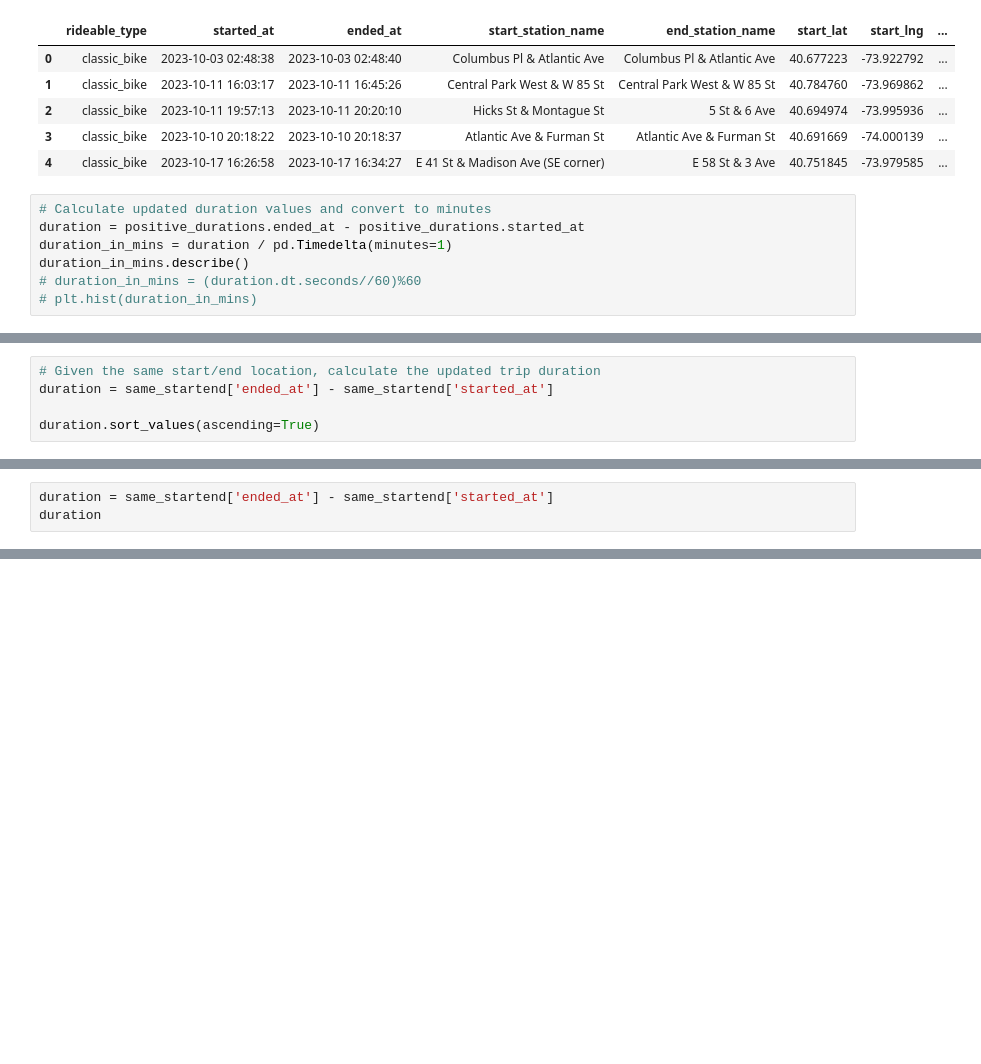
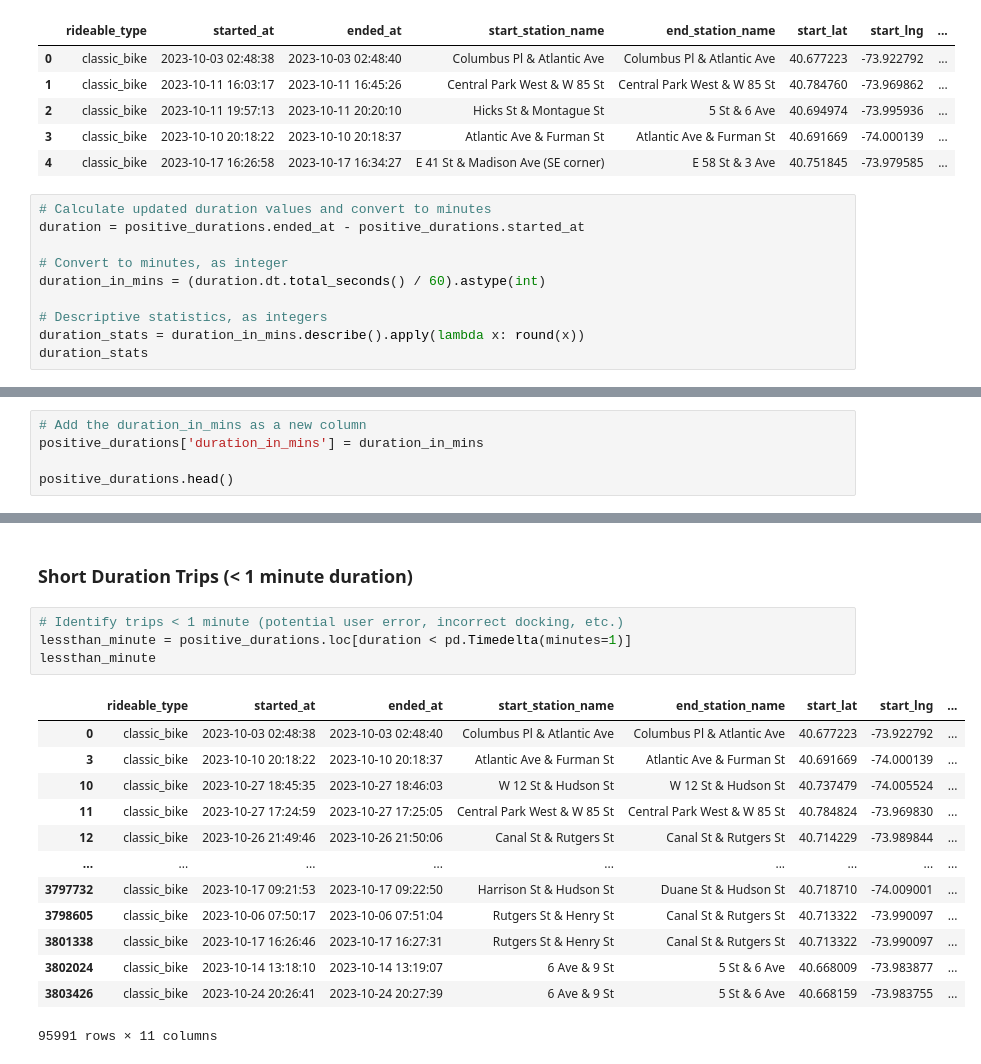
Before and after one commit to alyssahondrade/citibike-tableau, a Jupyter notebook: data_cleaning.ipynb, the cells around one changed output, grey strips where cells are left out. Saved outputs shown, nothing was run; the diff lists cells and outputs as text; blank space fills up the shorter version.

Commit message:
verified trip validity

```diff
--- a/data_cleaning.ipynb
+++ b/data_cleaning.ipynb
@@ -288,8 +290,11 @@ positive_durations.head()
 # %%
 # Calculate updated duration values and convert to minutes
 duration = positive_durations.ended_at - positive_durations.started_at
-duration_in_mins = duration / pd.Timedelta(minutes=1)
-duration_in_mins.describe()
-# duration_in_mins = (duration.dt.seconds//60)%60
-# plt.hist(duration_in_mins)
+
+# Convert to minutes, as integer
+duration_in_mins = (duration.dt.total_seconds() / 60).astype(int)
+
+# Descriptive statistics, as integers
+duration_stats = duration_in_mins.describe().apply(lambda x: round(x))
+duration_stats
 # %% [output]
@@ -341,5 +309,0 @@ same_startend.head()
-# %%
-# Given the same start/end location, calculate the updated trip duration
-duration = same_startend['ended_at'] - same_startend['started_at']
-
-duration.sort_values(ascending=True)
@@ -428,3 +309,0 @@ same_startend
-# %%
-duration = same_startend['ended_at'] - same_startend['started_at']
-duration
@@ -515,0 +310,5 @@ clean_df.loc[clean_df['rideable_type'] == "docked_bike"]
+# %%
+# Add the duration_in_mins as a new column
+positive_durations['duration_in_mins'] = duration_in_mins
+
+positive_durations.head()
@@ -515,0 +322,20 @@ clean_df.loc[clean_df['rideable_type'] == "docked_bike"]
+# %% [markdown]
+### Short Duration Trips (< 1 minute duration)
+# %%
+# Identify trips < 1 minute (potential user error, incorrect docking, etc.)
+lessthan_minute = positive_durations.loc[duration < pd.Timedelta(minutes=1)]
+lessthan_minute
+# %% [output]
+|  | rideable_type | started_at | ended_at | start_station_name | end_station_name | start_lat | start_lng | ... |
+| 0 | classic_bike | 2023-10-03 02:48:38 | 2023-10-03 02:48:40 | Columbus Pl & Atlantic Ave | Columbus Pl & Atlantic Ave | 40.677223 | -73.922792 | ... |
+| 3 | classic_bike | 2023-10-10 20:18:22 | 2023-10-10 20:18:37 | Atlantic Ave & Furman St | Atlantic Ave & Furman St | 40.691669 | -74.000139 | ... |
+| 10 | classic_bike | 2023-10-27 18:45:35 | 2023-10-27 18:46:03 | W 12 St & Hudson St | W 12 St & Hudson St | 40.737479 | -74.005524 | ... |
+| 11 | classic_bike | 2023-10-27 17:24:59 | 2023-10-27 17:25:05 | Central Park West & W 85 St | Central Park West & W 85 St | 40.784824 | -73.969830 | ... |
+| 12 | classic_bike | 2023-10-26 21:49:46 | 2023-10-26 21:50:06 | Canal St & Rutgers St | Canal St & Rutgers St | 40.714229 | -73.989844 | ... |
+| ... | ... | ... | ... | ... | ... | ... | ... | ... |
+| 3797732 | classic_bike | 2023-10-17 09:21:53 | 2023-10-17 09:22:50 | Harrison St & Hudson St | Duane St & Hudson St | 40.718710 | -74.009001 | ... |
+| 3798605 | classic_bike | 2023-10-06 07:50:17 | 2023-10-06 07:51:04 | Rutgers St & Henry St | Canal St & Rutgers St | 40.713322 | -73.990097 | ... |
+| 3801338 | classic_bike | 2023-10-17 16:26:46 | 2023-10-17 16:27:31 | Rutgers St & Henry St | Canal St & Rutgers St | 40.713322 | -73.990097 | ... |
+| 3802024 | classic_bike | 2023-10-14 13:18:10 | 2023-10-14 13:19:07 | 6 Ave & 9 St | 5 St & 6 Ave | 40.668009 | -73.983877 | ... |
+| 3803426 | classic_bike | 2023-10-24 20:26:41 | 2023-10-24 20:27:39 | 6 Ave & 9 St | 5 St & 6 Ave | 40.668159 | -73.983755 | ... |
+95991 rows × 11 columns
```
Also changed, not shown: parts of 43 cells of this notebook.
